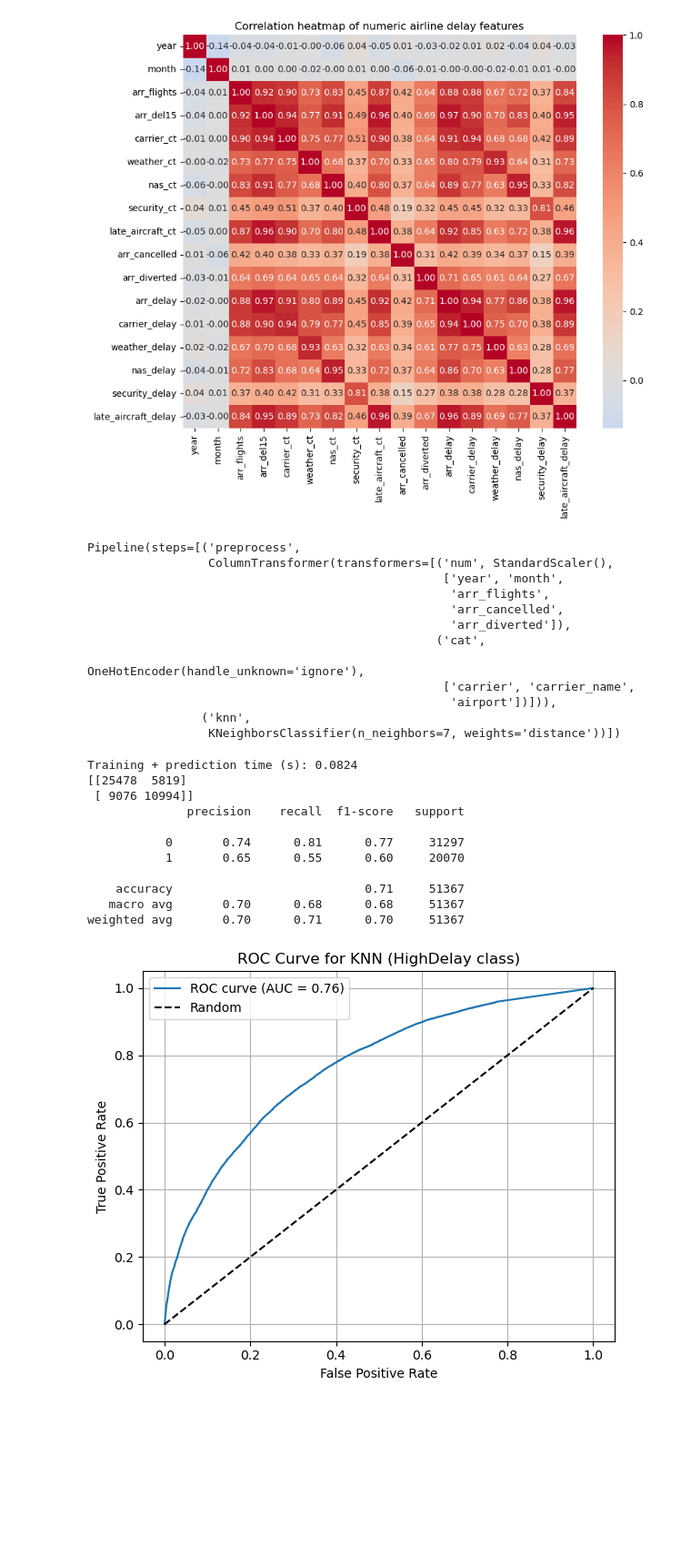
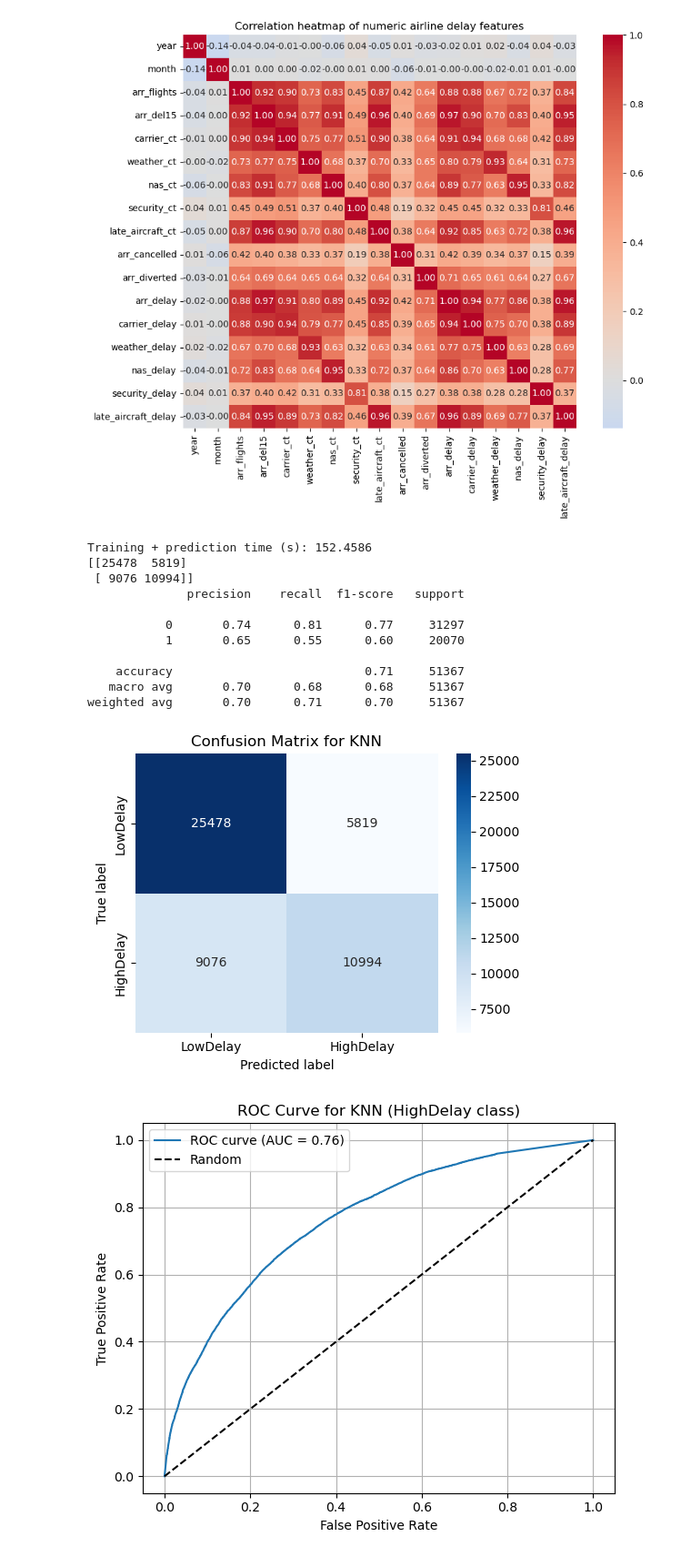
Before and after one commit to aausti25/DS3000-Group-11, a Jupyter notebook: KNN.ipynb, the cells around one changed output. Shown at 91% size. Drawn from its saved outputs; the diff is of its cells as text; code cells hidden in the pictures; blank space fills up the shorter version.

Commit message:
small changes to make graphs KNN

```diff
--- a/KNN.ipynb
+++ b/KNN.ipynb
@@ -93,57 +118,58 @@ X_train, X_test, y_train, y_test = train_test_split(
 y_pred = clf.predict(X_test)
 end_knn = time.time()
 time_knn = end_knn - start_knn
-# %%
-clf.fit(X_train, y_train)
-# %% [output]
-Pipeline(steps=[('preprocess',
-                 ColumnTransformer(transformers=[('num', StandardScaler(),
-                                                  ['year', 'month',
-                                                   'arr_flights',
-                                                   'arr_cancelled',
-                                                   'arr_diverted']),
-                                                 ('cat',
-                                                  OneHotEncoder(handle_unknown='ignore'),
-                                                  ['carrier', 'carrier_name',
-                                                   'airport'])])),
-                ('knn',
-                 KNeighborsClassifier(n_neighbors=7, weights='distance'))])
 # %%
 print("Training + prediction time (s): %.4f" % time_knn)
 y_pred = clf.predict(X_test)
-print(confusion_matrix(y_test, y_pred))
-print(classification_report(y_test, y_pred))
-
-
 
 # roc and auc graph
 y_proba = clf.predict_proba(X_test)[:, 1]
 fpr, tpr, thresholds = roc_curve(y_test, y_proba)
 auc = roc_auc_score(y_test, y_proba)
+
+cm = confusion_matrix(y_test, y_pred)
+print(cm)
+print(classification_report(y_test, y_pred))
+# confusion matrix heatmap
+plt.figure(figsize=(5, 4))
+sns.heatmap(
+    cm,
+    annot=True,
+    fmt="d",
+    cmap="Blues",
+    xticklabels=["LowDelay", "HighDelay"],
+    yticklabels=["LowDelay", "HighDelay"]
+)
+plt.xlabel("Predicted label")
+plt.ylabel("True label")
+plt.title("Confusion Matrix for KNN")
+plt.tight_layout()
+plt.show()
 
 plt.figure(figsize=(6, 5))
 plt.plot(fpr, tpr, label=f"ROC curve (AUC = {auc:.2f})")
 plt.plot([0, 1], [0, 1], "k--", label="Random")
 plt.xlabel("False Positive Rate")
 plt.ylabel("True Positive Rate")
 plt.title("ROC Curve for KNN (HighDelay class)")
 plt.legend()
 plt.grid(True)
 plt.tight_layout()
 plt.show()
 # %% [output]
-Training + prediction time (s): 0.0824
+Training + prediction time (s): 152.4586
 [[25478  5819]
  [ 9076 10994]]
               precision    recall  f1-score   support
 
            0       0.74      0.81      0.77     31297
            1       0.65      0.55      0.60     20070
 
     accuracy                           0.71     51367
    macro avg       0.70      0.68      0.68     51367
 weighted avg       0.70      0.71      0.70     51367
-[figure, old version]
+[figure, new version]
+[figure, added]
 # %%
 from sklearn.neighbors import KNeighborsClassifier
 from sklearn.metrics import classification_report, accuracy_score
```
Also changed, not shown: parts of 4 cells of this notebook, 1 other file.
